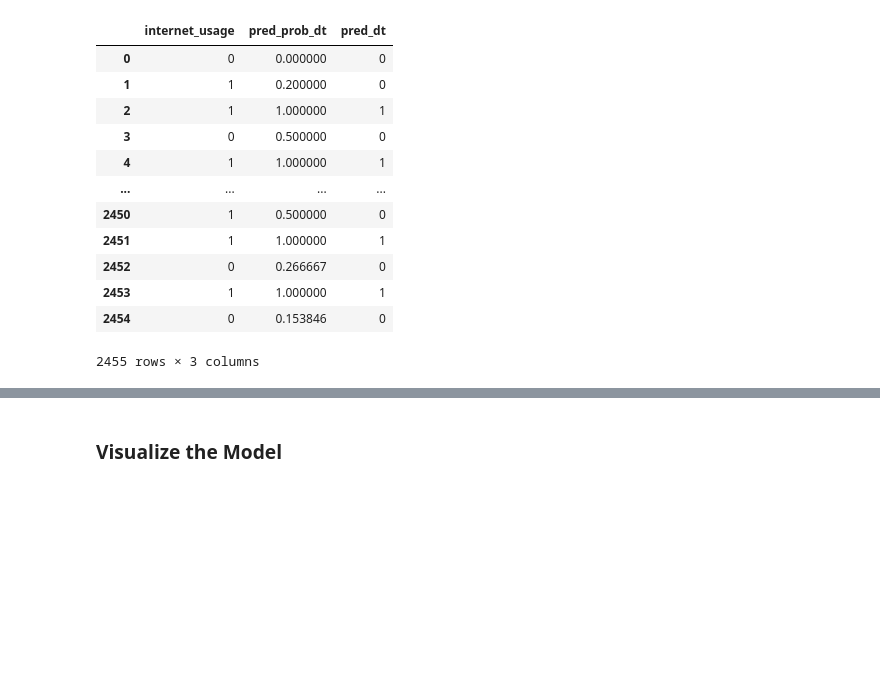
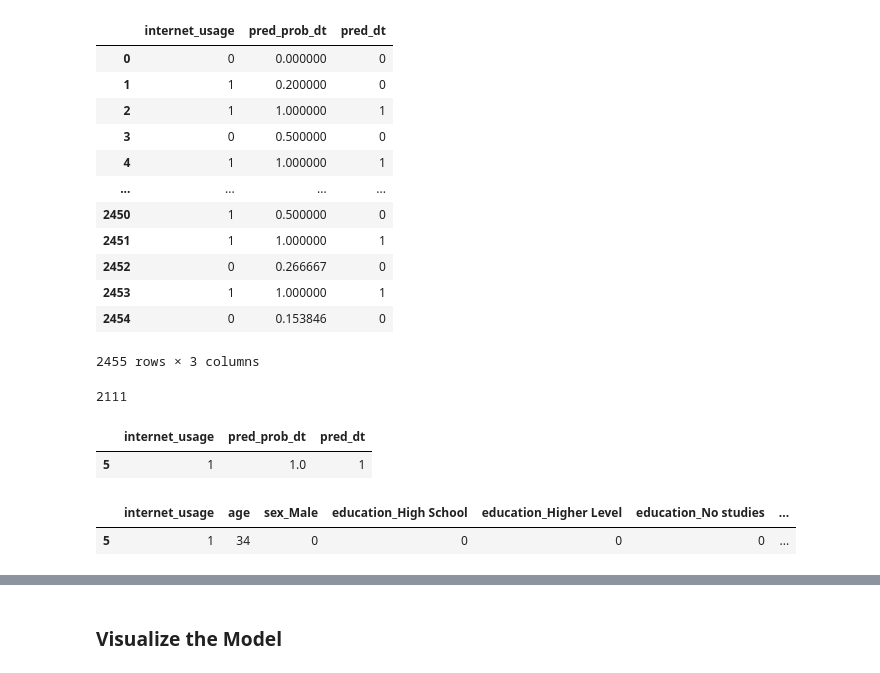
Before and after one commit to toluwabori/resolving-machine-learning-python, a Jupyter notebook: 02_The Decision Tree & Supervised Classification Models/02D_decision-tree_practice_blank.ipynb, the cells around one changed output, grey strips where cells are left out. Cells and saved outputs as stored; diff of their text form; code cells hidden in the pictures; blank space fills up the shorter version.

```diff
--- a/02_The Decision Tree & Supervised Classification Models/02D_decision-tree_practice_blank.ipynb
+++ b/02_The Decision Tree & Supervised Classification Models/02D_decision-tree_practice_blank.ipynb
@@ -169,3 +155,17 @@ df_pre
 | 2453 | 1 | 1.000000 | 1 |
 | 2454 | 0 | 0.153846 | 0 |
 2455 rows × 3 columns
+# %%
+(df_pre.internet_usage == df_pre.pred_dt).sum()
+# %% [output]
+2111
+# %%
+df_pre[5:6]
+# %% [output]
+|  | internet_usage | pred_prob_dt | pred_dt |
+| 5 | 1 | 1.0 | 1 |
+# %%
+df_internet[5:6]
+# %% [output]
+|  | internet_usage | age | sex_Male | education_High School | education_Higher Level | education_No studies | ... |
+| 5 | 1 | 34 | 0 | 0 | 0 | 0 | ... |
```
Also changed, not shown: parts of 30 cells of this notebook, 1 other file.
